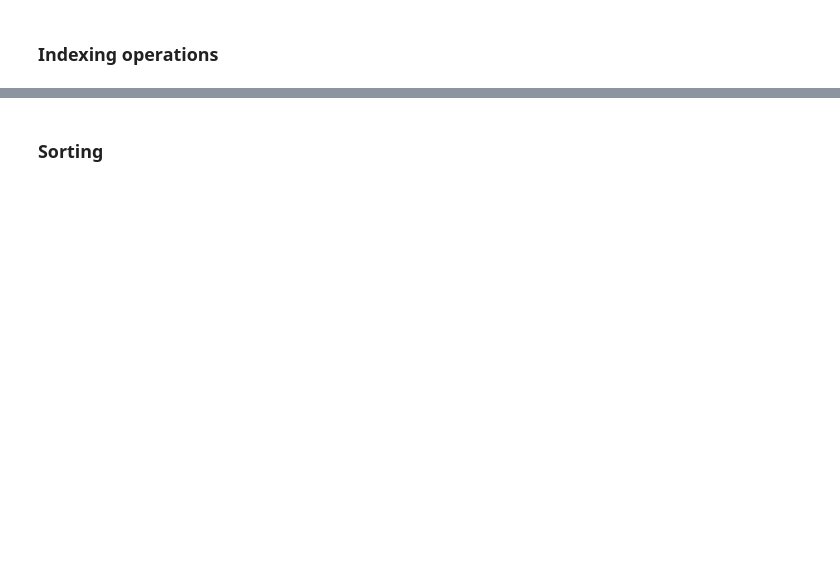
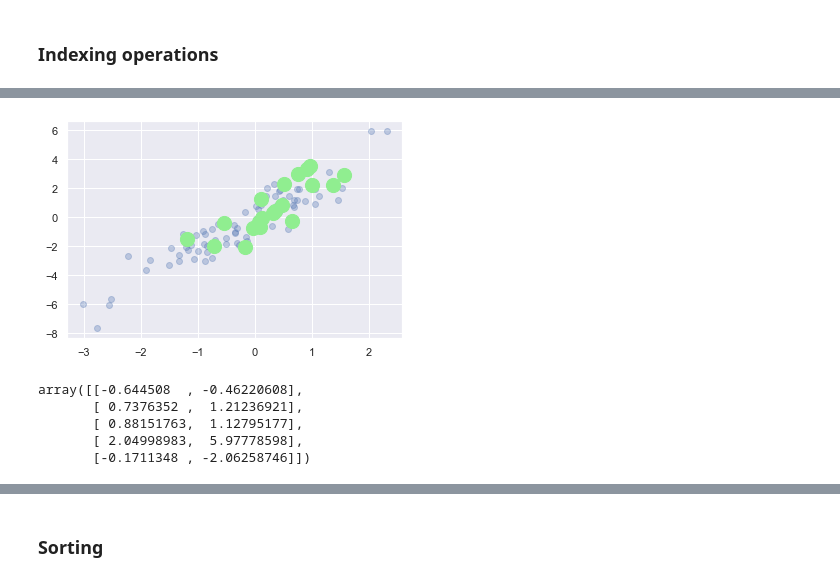
Before and after one commit to sandeepny441/projects_PS, a Jupyter notebook: numpy_conceptwise/numpy_notes_p/Numpy_Computations.ipynb, the cells around one changed output, grey strips where cells are left out. Cells and saved outputs as stored; diff of their text form; code cells hidden in the pictures; blank space fills up the shorter version.

```diff
--- a/numpy_conceptwise/numpy_notes_p/Numpy_Computations.ipynb
+++ b/numpy_conceptwise/numpy_notes_p/Numpy_Computations.ipynb
@@ -192,0 +368,13 @@ y.shape
+# %%
+plt.scatter(X[:, 0], X[:, 1], alpha=0.3)
+plt.scatter(selection[:, 0], selection[:, 1], facecolor='lightgreen', s=200);
+# %% [output]
+[figure, added]
+# %%
+X[0:5]
+# %% [output]
+array([[-0.644508  , -0.46220608],
+       [ 0.7376352 ,  1.21236921],
+       [ 0.88151763,  1.12795177],
+       [ 2.04998983,  5.97778598],
+       [-0.1711348 , -2.06258746]])
```
Also changed, not shown: parts of 83 cells of this notebook, 2 other files.
